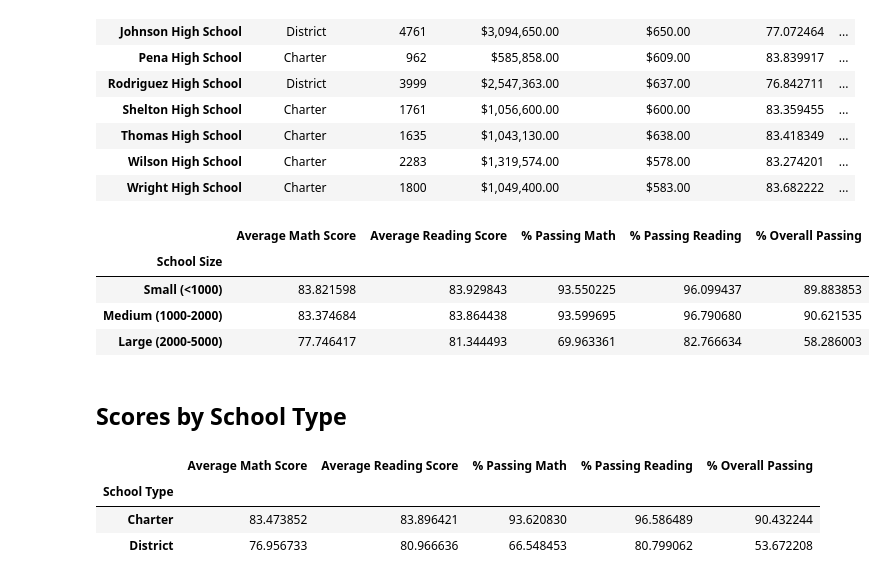
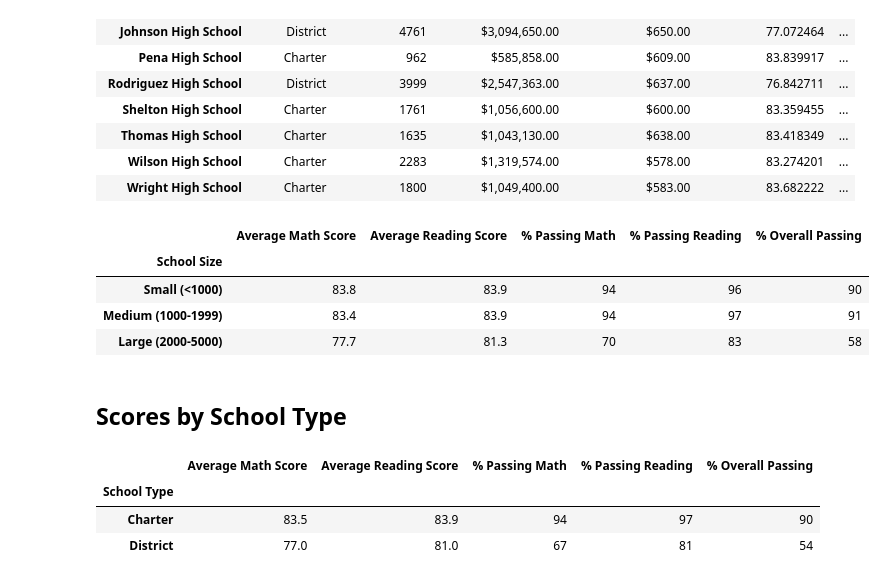
Before and after one commit to SavannahWithAnH/Module-4-Challenge, a Jupyter notebook: Starter_Code (2)/Starter_Code/PyCitySchools/PyCitySchools_starter.ipynb, the cells around one changed output. Saved outputs shown, nothing was run; the diff lists cells and outputs as text; code cells hidden in the pictures.

```diff
--- a/Starter_Code (2)/Starter_Code/PyCitySchools/PyCitySchools_starter.ipynb
+++ b/Starter_Code (2)/Starter_Code/PyCitySchools/PyCitySchools_starter.ipynb
@@ -127,9 +219,23 @@ passing_math_and_reading = school_data_complete[
 per_school_passing_math = school_passing_math.groupby(["school_name"]).count()["student_name"] / per_school_counts * 100
 per_school_passing_reading = school_passing_reading.groupby(["school_name"]).count()["student_name"] / per_school_counts * 100
 overall_passing_rate = passing_math_and_reading.groupby(["school_name"]).count()["student_name"] / per_school_counts * 100
+per_passing_math_reading = school_data_complete[(school_data_complete["math_score"] >= 70) & (school_data_complete["reading_score"] >= 70)]
+
+
+per_passing_math_reading = per_passing_math_reading.groupby(["school_name"]).count()["student_name"]
+per_overall_passing_percentage = per_passing_math_reading / per_school_counts * 100
 # %%
 # Create a DataFrame called `per_school_summary` with columns for the calculations above.
-per_school_summary =
+per_school_summary = pd.DataFrame({
+             "School Type": school_types,
+             "Total Students": per_school_counts,
+             "Total School Budget": per_school_budget,
+             "Per Student Budget": per_school_capita,
+             "Average Math Score": per_school_math,
+           "Average Reading Score": per_school_reading,
+           "% Passing Math": per_school_passing_math,
+           "% Passing Reading": per_school_passing_reading,
+           "% Overall Passing": per_overall_passing_percentage})
 
 # Formatting
 per_school_summary["Total School Budget"] = per_school_summary["Total School Budget"].map("${:,.2f}".format)
@@ -327,13 +482,13 @@ spending_summary
 ## Scores by School Size
 # %%
 # Establish the bins.
-size_bins = [0, 1000, 2000, 5000]
-labels = ["Small (<1000)", "Medium (1000-2000)", "Large (2000-5000)"]
+size_bins = [0, 999, 1999, 5000]
+group_names = ["Small (<1000)", "Medium (1000-1999)", "Large (2000-5000)"]
 # %%
 # Categorize the spending based on the bins
 # Use `pd.cut` on the "Total Students" column of the `per_school_summary` DataFrame.
 
-per_school_summary["School Size"] =
+per_school_summary["School Size"] =  pd.cut(per_school_summary["Total Students"], size_bins, labels=group_names)
 per_school_summary
 # %% [output]
 |  | School Type | Total Students | Total School Budget | Per Student Budget | Average Math Score | ... |
@@ -362,16 +517,28 @@ size_overall_passing = per_school_summary.groupby(["School Size"]).mean()["% Ove
 # %%
 # Create a DataFrame called `size_summary` that breaks down school performance based on school size (small, medium, or large).
 # Use the scores above to create a new DataFrame called `size_summary`
-size_summary =
+size_summary = pd.DataFrame({
+          "Average Math Score" : size_math_scores,
+          "Average Reading Score": size_reading_scores,
+          "% Passing Math": size_passing_math,
+          "% Passing Reading": size_passing_reading,
+          "% Overall Passing": size_overall_passing})
+
+#format
+size_summary["Average Math Score"] = size_summary["Average Math Score"].map("{:.1f}".format)
+size_summary["Average Reading Score"] = size_summary["Average Reading Score"].map("{:.1f}".format)
+size_summary["% Passing Math"] = size_summary["% Passing Math"].map("{:.0f}".format)
+size_summary["% Passing Reading"] = size_summary["% Passing Reading"].map("{:.0f}".format)
+size_summary["% Overall Passing"] = size_summary["% Overall Passing"].map("{:.0f}".format)
 
 # Display results
 size_summary
 # %% [output]
 |  | Average Math Score | Average Reading Score | % Passing Math | % Passing Reading | % Overall Passing |
 | School Size |  |  |  |  |  |
-| Small (<1000) | 83.821598 | 83.929843 | 93.550225 | 96.099437 | 89.883853 |
-| Medium (1000-2000) | 83.374684 | 83.864438 | 93.599695 | 96.790680 | 90.621535 |
-| Large (2000-5000) | 77.746417 | 81.344493 | 69.963361 | 82.766634 | 58.286003 |
+| Small (<1000) | 83.8 | 83.9 | 94 | 96 | 90 |
+| Medium (1000-1999) | 83.4 | 83.9 | 94 | 97 | 91 |
+| Large (2000-5000) | 77.7 | 81.3 | 70 | 83 | 58 |
 # %% [markdown]
 ## Scores by School Type
 # %%
@@ -391,11 +559,23 @@ average_percent_overall_passing_by_type = type_overall_passing["% Overall Passin
-# %%
-# Assemble the new data by type into a DataFrame called `type_summary`
-type_summary =
-
-# Display results
-type_summary
-# %% [output]
-|  | Average Math Score | Average Reading Score | % Passing Math | % Passing Reading | % Overall Passing |
-| School Type |  |  |  |  |  |
-| Charter | 83.473852 | 83.896421 | 93.620830 | 96.586489 | 90.432244 |
-| District | 76.956733 | 80.966636 | 66.548453 | 80.799062 | 53.672208 |
+# %%
+# Assemble the new data by type into a DataFrame called `type_summary`
+type_summary =  pd.DataFrame({
+          "Average Math Score" : type_math_scores,
+          "Average Reading Score": type_reading_scores,
+          "% Passing Math": type_passing_math,
+          "% Passing Reading": type_passing_reading,
+          "% Overall Passing": type_overall_passing})
+
+#format
+type_summary["Average Math Score"] = type_summary["Average Math Score"].map("{:.1f}".format)
+type_summary["Average Reading Score"] = type_summary["Average Reading Score"].map("{:.1f}".format)
+type_summary["% Passing Math"] = type_summary["% Passing Math"].map("{:.0f}".format)
+type_summary["% Passing Reading"] = type_summary["% Passing Reading"].map("{:.0f}".format)
+type_summary["% Overall Passing"] = type_summary["% Overall Passing"].map("{:.0f}".format)
+
+# Display results
+type_summary
+# %% [output]
+|  | Average Math Score | Average Reading Score | % Passing Math | % Passing Reading | % Overall Passing |
+| School Type |  |  |  |  |  |
+| Charter | 83.5 | 83.9 | 94 | 97 | 90 |
+| District | 77.0 | 81.0 | 67 | 81 | 54 |
```
Also changed, not shown: parts of 22 cells of this notebook.
